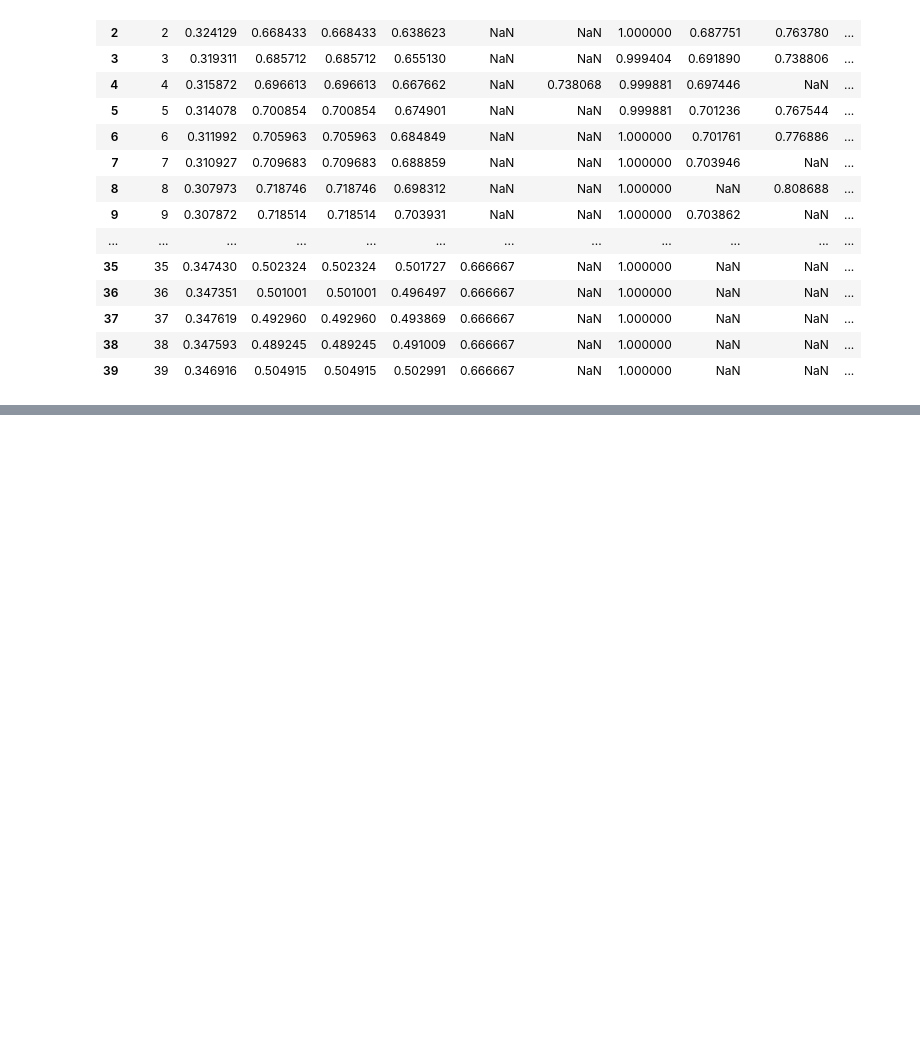
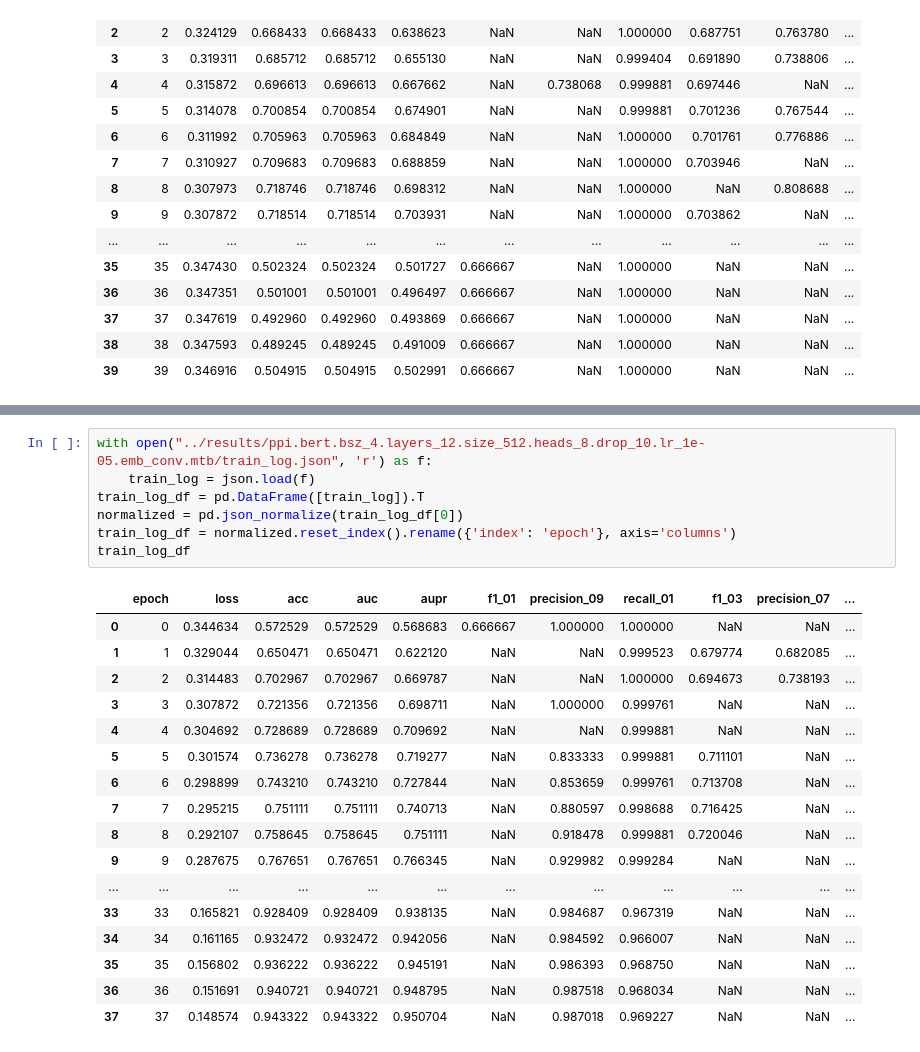
Before and after one commit to wesleywt/DeepVHPPI, a Jupyter notebook: utils/plot_metrics.ipynb, the cells around one changed output, grey strips where cells are left out. Drawn from its saved outputs; the diff is of its cells as text; blank space fills up the shorter version.

```diff
--- a/utils/plot_metrics.ipynb
+++ b/utils/plot_metrics.ipynb
@@ -43,0 +63,25 @@ fig_accuracy.show()
+# %%
+with open("../results/ppi.bert.bsz_4.layers_12.size_512.heads_8.drop_10.lr_1e-05.emb_conv.mtb/train_log.json", 'r') as f:
+    train_log = json.load(f)
+train_log_df = pd.DataFrame([train_log]).T
+normalized = pd.json_normalize(train_log_df[0])
+train_log_df = normalized.reset_index().rename({'index': 'epoch'}, axis='columns')
+train_log_df
+# %% [output]
+|  | epoch | loss | acc | auc | aupr | f1_01 | precision_09 | recall_01 | f1_03 | precision_07 | ... |
+| 0 | 0 | 0.344634 | 0.572529 | 0.572529 | 0.568683 | 0.666667 | 1.000000 | 1.000000 | NaN | NaN | ... |
+| 1 | 1 | 0.329044 | 0.650471 | 0.650471 | 0.622120 | NaN | NaN | 0.999523 | 0.679774 | 0.682085 | ... |
+| 2 | 2 | 0.314483 | 0.702967 | 0.702967 | 0.669787 | NaN | NaN | 1.000000 | 0.694673 | 0.738193 | ... |
+| 3 | 3 | 0.307872 | 0.721356 | 0.721356 | 0.698711 | NaN | 1.000000 | 0.999761 | NaN | NaN | ... |
+| 4 | 4 | 0.304692 | 0.728689 | 0.728689 | 0.709692 | NaN | NaN | 0.999881 | NaN | NaN | ... |
+| 5 | 5 | 0.301574 | 0.736278 | 0.736278 | 0.719277 | NaN | 0.833333 | 0.999881 | 0.711101 | NaN | ... |
+| 6 | 6 | 0.298899 | 0.743210 | 0.743210 | 0.727844 | NaN | 0.853659 | 0.999761 | 0.713708 | NaN | ... |
+| 7 | 7 | 0.295215 | 0.751111 | 0.751111 | 0.740713 | NaN | 0.880597 | 0.998688 | 0.716425 | NaN | ... |
+| 8 | 8 | 0.292107 | 0.758645 | 0.758645 | 0.751111 | NaN | 0.918478 | 0.999881 | 0.720046 | NaN | ... |
+| 9 | 9 | 0.287675 | 0.767651 | 0.767651 | 0.766345 | NaN | 0.929982 | 0.999284 | NaN | NaN | ... |
+| ... | ... | ... | ... | ... | ... | ... | ... | ... | ... | ... | ... |
+| 33 | 33 | 0.165821 | 0.928409 | 0.928409 | 0.938135 | NaN | 0.984687 | 0.967319 | NaN | NaN | ... |
+| 34 | 34 | 0.161165 | 0.932472 | 0.932472 | 0.942056 | NaN | 0.984592 | 0.966007 | NaN | NaN | ... |
+| 35 | 35 | 0.156802 | 0.936222 | 0.936222 | 0.945191 | NaN | 0.986393 | 0.968750 | NaN | NaN | ... |
+| 36 | 36 | 0.151691 | 0.940721 | 0.940721 | 0.948795 | NaN | 0.987518 | 0.968034 | NaN | NaN | ... |
+| 37 | 37 | 0.148574 | 0.943322 | 0.943322 | 0.950704 | NaN | 0.987018 | 0.969227 | NaN | NaN | ... |
```
Also changed, not shown: parts of 25 cells of this notebook, 20 other files.
